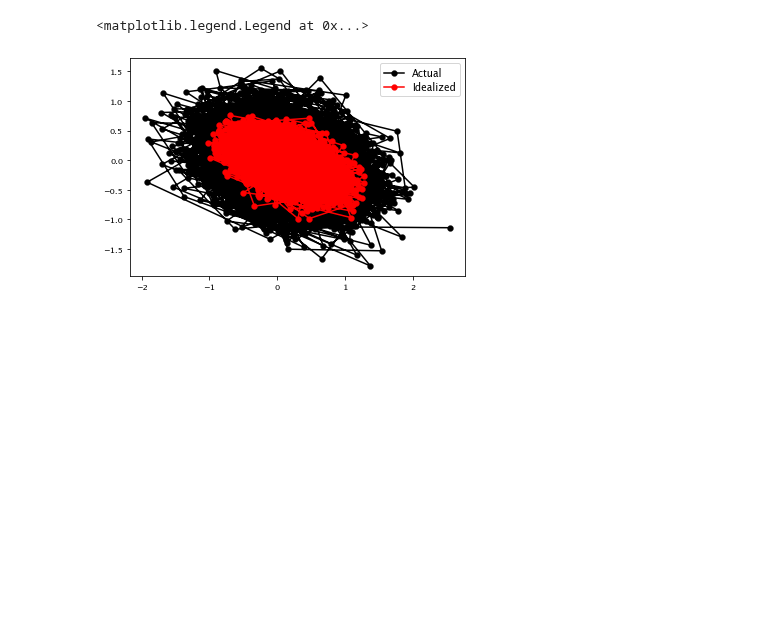
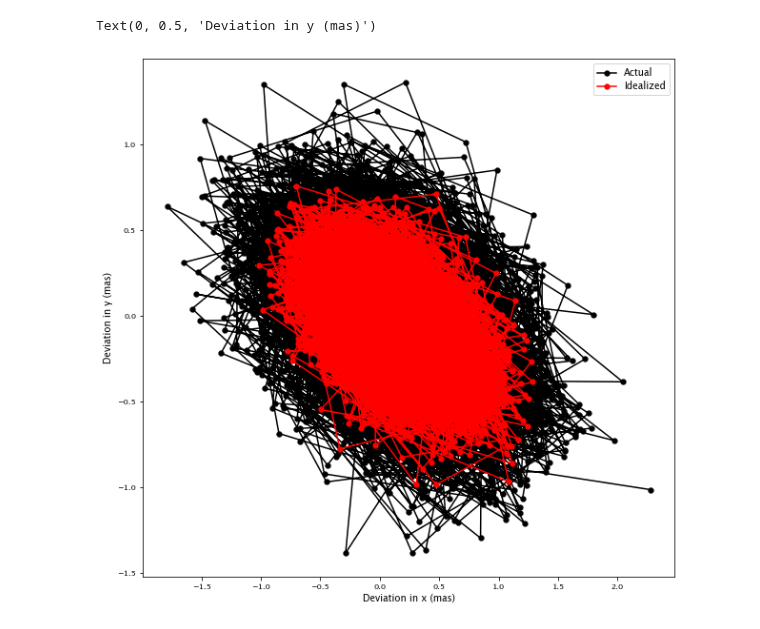
Before and after one commit to aditya-sengupta/tip-tilt-control, a Jupyter notebook: control/dev/control-response.ipynb, the cells around one changed output. Cells and saved outputs as stored; diff of their text form; code cells hidden in the pictures; blank space fills up the shorter version.

```diff
--- a/control/dev/control-response.ipynb
+++ b/control/dev/control-response.ipynb
@@ -7,5 +10,5 @@ from scipy import signal
 # %%
-def make_impulse_response(overshoot, t_rise, N=50):
+def make_impulse_response(overshoot, t_rise, T=np.arange(0, 1, 0.001)):
     # takes in fractional overshoot and rise time, returns a time-series impulse response satisfying it.
     # damping ratio from OS
     z = (-np.log(overshoot))/(np.sqrt(np.pi**2 + np.log(overshoot)**2))
@@ -14,10 +17,10 @@ def make_impulse_response(overshoot, t_rise, N=50):
     num = [w**2]
     den = [1, 2 * w * z, w**2]
     tf = signal.TransferFunction(num, den)
-    impulse = signal.impulse(tf, N=N)
+    impulse = signal.impulse(tf, T=T)
     return impulse
 # %%
-times, impulse = make_impulse_response(0.01, 2e-5)
+times, impulse = make_impulse_response(0.1, 5e-3)
 # %%
 plt.plot(times, impulse)
 # %% [output]
@@ -26,3 +29,7 @@ plt.plot(times, impulse)
+# %%
+times -= delay / f_sampling
+impulse = impulse[times >= 0]
+times = times[times >= 0]
 # %%
 combined = np.load('./combined.npy')[:4000]
 residuals = np.vstack((np.load('./kalman_res_x.npy'), np.load('./kalman_res_y.npy'))).T
@@ -31,9 +38,9 @@ actions  = combined - residuals
 true_actions = np.apply_along_axis(lambda row: np.convolve(row, impulse/sum(impulse))[:len(actions)],
                                    axis=0, arr=actions)
 # %%
-if delay > 0:
+'''if delay > 0:
     true_actions = np.apply_along_axis(lambda row: np.hstack((np.zeros(delay,), row[:-delay])),
-                                   axis=0, arr=true_actions)
+                                   axis=0, arr=true_actions)'''
 
 true_residuals = combined - true_actions
 # %%
@@ -48,7 +55,10 @@ plt.legend()
 # %%
+plt.figure(figsize=(10,10))
 plt.plot(true_residuals[:,0], true_residuals[:,1], 'ko-', label='Actual')
 plt.plot(residuals[:,0], residuals[:,1], 'ro-', label='Idealized')
 plt.legend()
+plt.xlabel("Deviation in x (mas)")
+plt.ylabel("Deviation in y (mas)")
 # %% [output]
-<matplotlib.legend.Legend at 0x...>
+Text(0, 0.5, 'Deviation in y (mas)')
-[figure, old version]
+[figure, new version]
```
Also changed, not shown: parts of 3 cells of this notebook, 19 other files.
